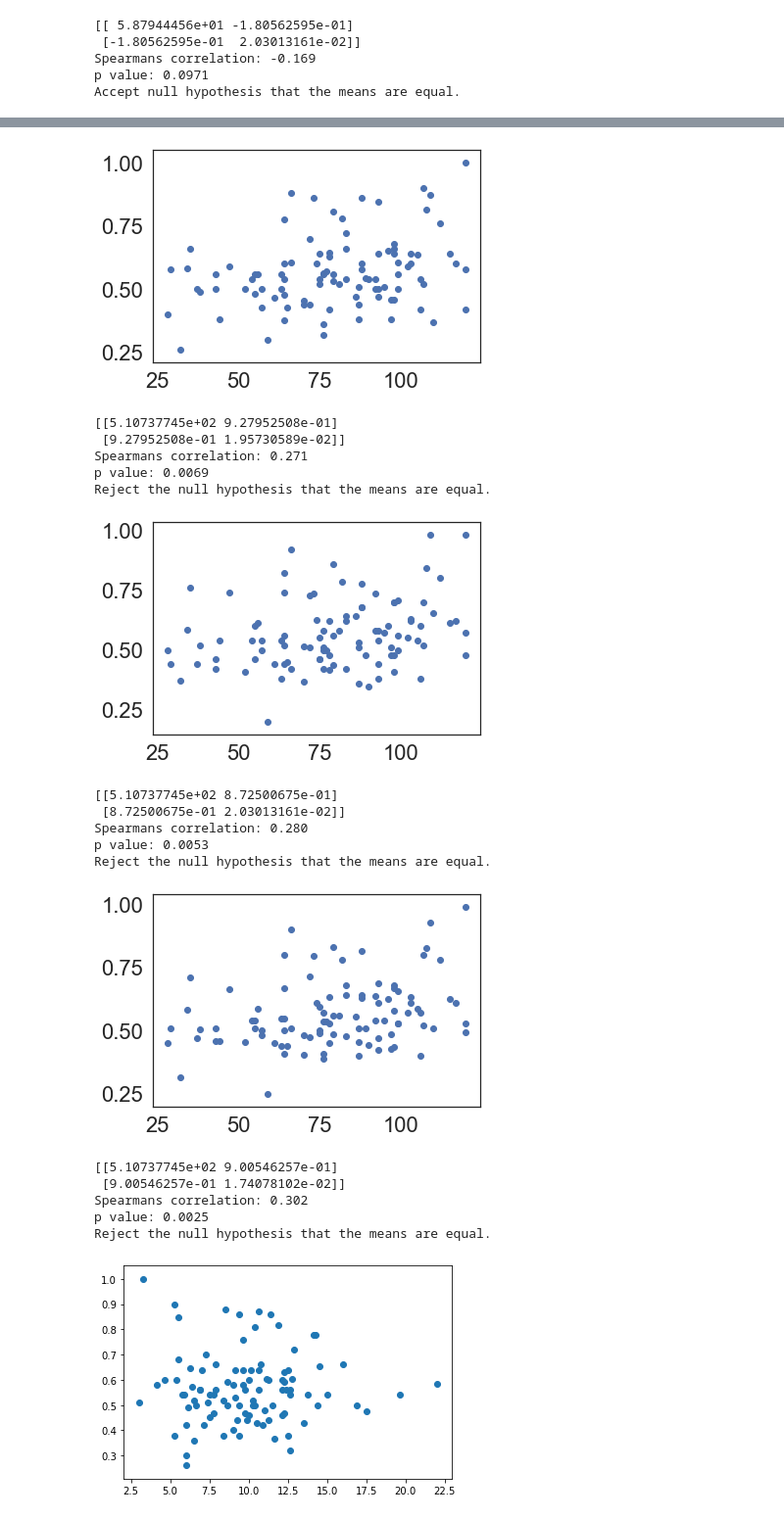
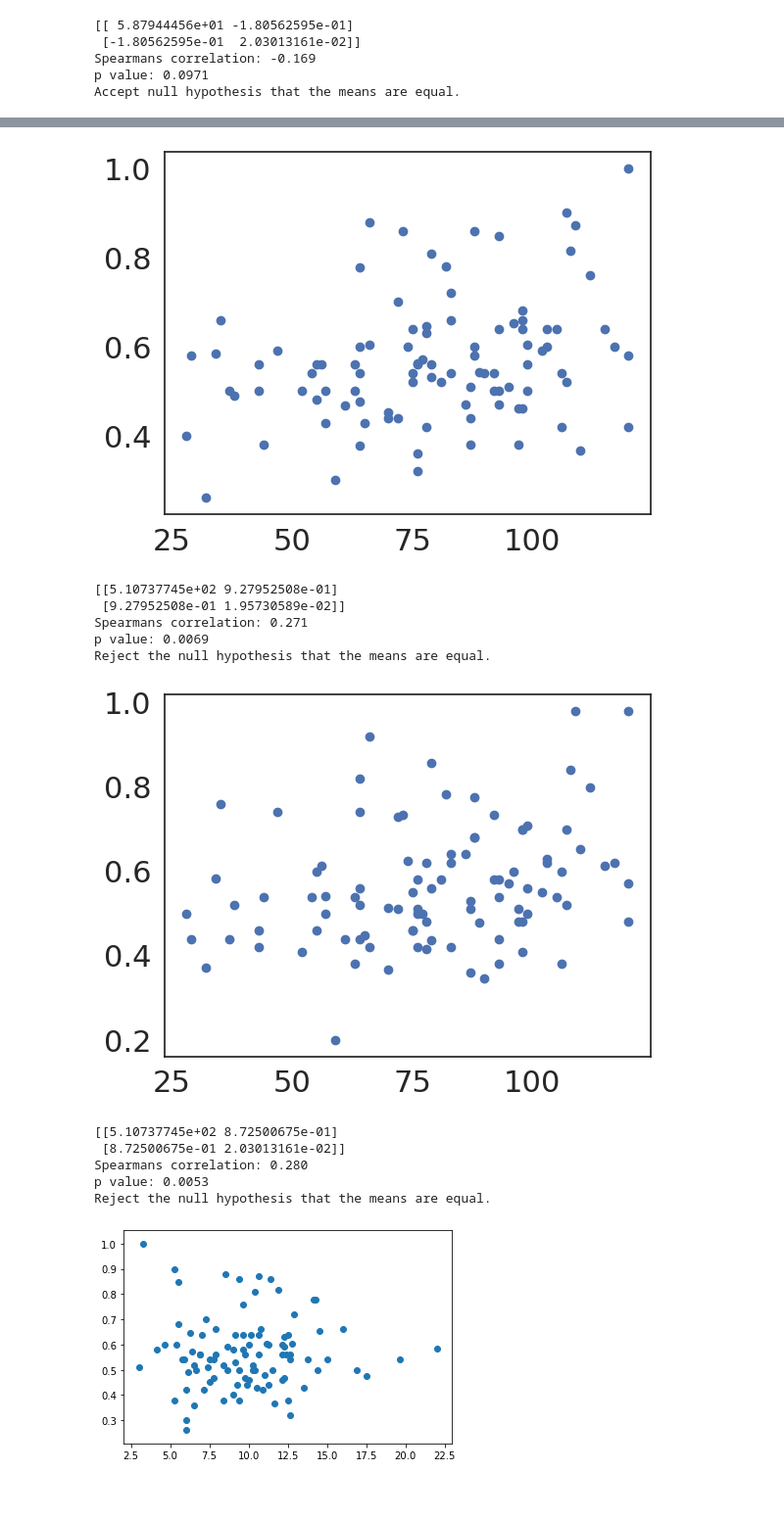
Before and after one commit to fareri-lab/WTP_Rejection_Choice_Pub, a Jupyter notebook: correlations_JD.ipynb, the cells around one changed output, grey strips where cells are left out. Shown at 98% size. Cells and saved outputs as stored; diff of their text form; code cells hidden in the pictures.

```diff
--- a/correlations_JD.ipynb
+++ b/correlations_JD.ipynb
@@ -257,67 +235,45 @@ pyplot.scatter(scs['SCS_score'],rej['prop_socialchoice'])
 pyplot.show()
 covariance = cov(scs['SCS_score'],rej['prop_socialchoice'])
 print(covariance)
 corr, _ = spearmanr(scs['SCS_score'],rej['prop_socialchoice'])
 print('Spearmans correlation: %.3f' % corr)
 r,p = scipy.stats.spearmanr(scs['SCS_score'],rej['prop_socialchoice'])
 print('p value: %.4f' % p)
 
 alpha = 0.05
 if p > alpha:
  print('Accept null hypothesis that the means are equal.')
 else:
     print('Reject the null hypothesis that the means are equal.')
 
 
 pyplot.scatter(scs['SCS_score'],acc['prop_socialchoice'])
 pyplot.show()
 covariance = cov(scs['SCS_score'],acc['prop_socialchoice'])
 print(covariance)
 corr, _ = spearmanr(scs['SCS_score'],acc['prop_socialchoice'])
 print('Spearmans correlation: %.3f' % corr)
 r,p = scipy.stats.spearmanr(scs['SCS_score'],acc['prop_socialchoice'])
 print('p value: %.4f' % p)
 
 alpha = 0.05
 if p > alpha:
  print('Accept null hypothesis that the means are equal.')
 else:
     print('Reject the null hypothesis that the means are equal.')
-
-
-pyplot.scatter(scs['SCS_score'],acc['overall_prop_social_choice'])
-pyplot.show()
-covariance = cov(scs['SCS_score'],acc['overall_prop_social_choice'])
-print(covariance)
-corr, _ = spearmanr(scs['SCS_score'],acc['overall_prop_social_choice'])
-print('Spearmans correlation: %.3f' % corr)
-r,p = scipy.stats.spearmanr(scs['SCS_score'],acc['overall_prop_social_choice'])
-print('p value: %.4f' % p)
-
-alpha = 0.05
-if p > alpha:
- print('Accept null hypothesis that the means are equal.')
-else:
-    print('Reject the null hypothesis that the means are equal.')
 # %% [output]
-[figure, old version]
+[figure, new version]
 [[5.10737745e+02 9.27952508e-01]
  [9.27952508e-01 1.95730589e-02]]
 Spearmans correlation: 0.271
 p value: 0.0069
 Reject the null hypothesis that the means are equal.
-[figure, old version]
+[figure, new version]
 [[5.10737745e+02 8.72500675e-01]
  [8.72500675e-01 2.03013161e-02]]
 Spearmans correlation: 0.280
 p value: 0.0053
 Reject the null hypothesis that the means are equal.
-[figure, removed]
-[[5.10737745e+02 9.00546257e-01]
- [9.00546257e-01 1.74078102e-02]]
-Spearmans correlation: 0.302
-p value: 0.0025
-Reject the null hypothesis that the means are equal.
 # %%
 # prop_socialchoice_ // RSQ
 
```
Also changed, not shown: parts of 2 cells of this notebook.
